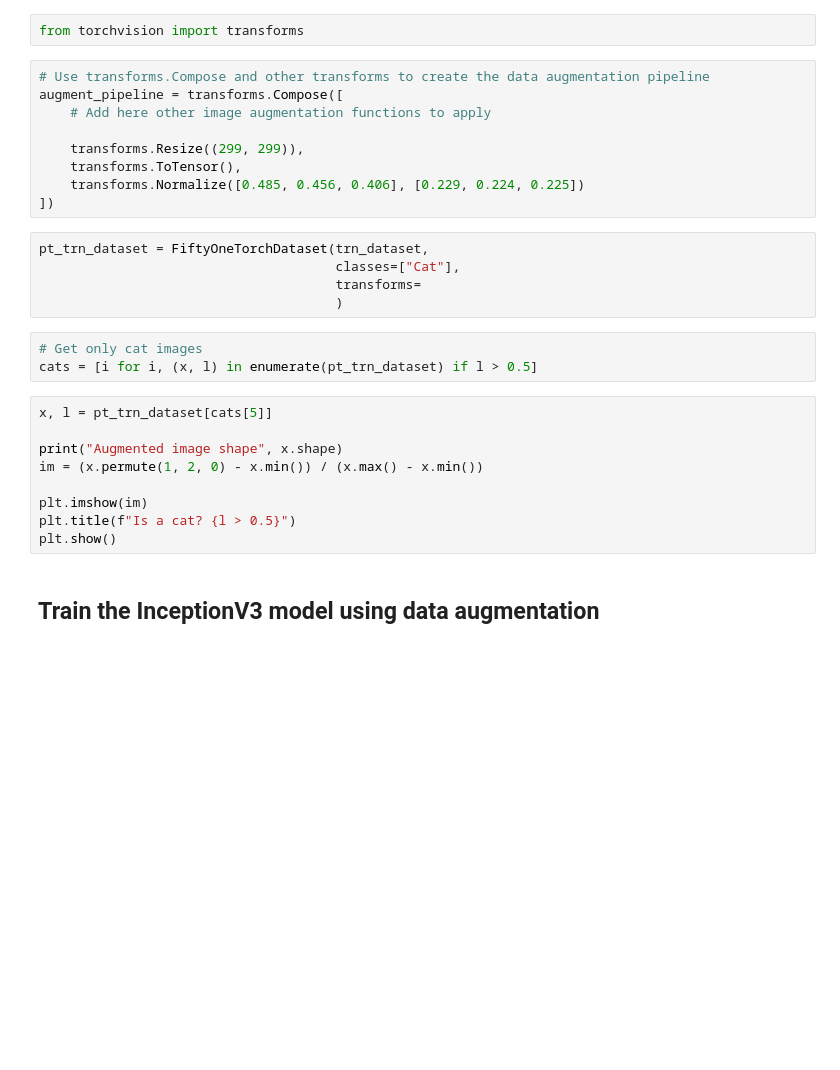
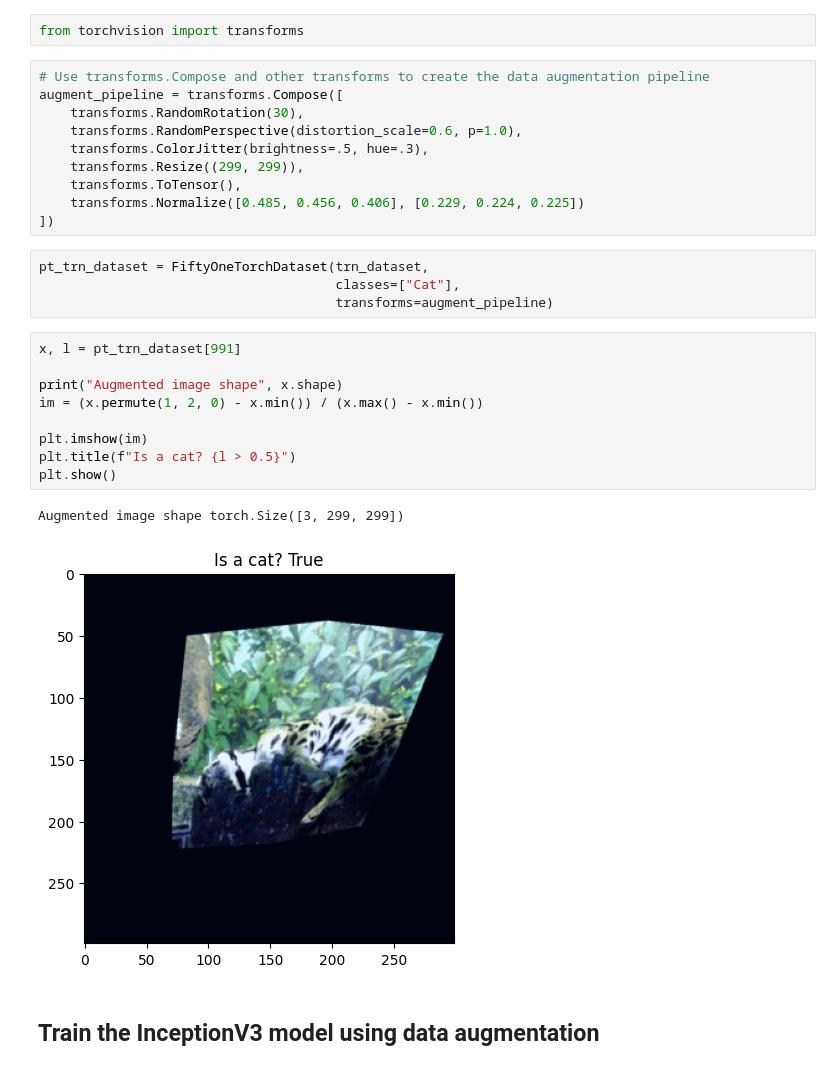
Before and after one commit to TheJacksonLaboratory/deeplearning-image-analysis-workshop, a Jupyter notebook: notebooks/Deep Learning for Image Analysis with PyTorch - Day 2 part 3.ipynb, the cells around one changed output. Cells and saved outputs as stored; diff of their text form; blank space fills up the shorter version.

```diff
--- a/notebooks/Deep Learning for Image Analysis with PyTorch - Day 2 part 3.ipynb
+++ b/notebooks/Deep Learning for Image Analysis with PyTorch - Day 2 part 3.ipynb
@@ -97,8 +132,9 @@ from torchvision import transforms
 # %%
 # Use transforms.Compose and other transforms to create the data augmentation pipeline
 augment_pipeline = transforms.Compose([
-    # Add here other image augmentation functions to apply
-
+    transforms.RandomRotation(30),
+    transforms.RandomPerspective(distortion_scale=0.6, p=1.0),
+    transforms.ColorJitter(brightness=.5, hue=.3),
     transforms.Resize((299, 299)),
     transforms.ToTensor(),
     transforms.Normalize([0.485, 0.456, 0.406], [0.229, 0.224, 0.225])
@@ -106,20 +142,19 @@ augment_pipeline = transforms.Compose([
 # %%
 pt_trn_dataset = FiftyOneTorchDataset(trn_dataset,
                                       classes=["Cat"],
-                                      transforms=
-                                      )
+                                      transforms=augment_pipeline)
-# %%
-# Get only cat images
-cats = [i for i, (x, l) in enumerate(pt_trn_dataset) if l > 0.5]
 # %%
-x, l = pt_trn_dataset[cats[5]]
+x, l = pt_trn_dataset[991]
 
 print("Augmented image shape", x.shape)
 im = (x.permute(1, 2, 0) - x.min()) / (x.max() - x.min())
 
 plt.imshow(im)
 plt.title(f"Is a cat? {l > 0.5}")
 plt.show()
+# %% [output]
+Augmented image shape torch.Size([3, 299, 299])
+[figure, added]
 # %% [markdown]
 ## Train the InceptionV3 model using data augmentation
 # %%
```
Also changed, not shown: parts of 5 cells of this notebook, 5 other files.
